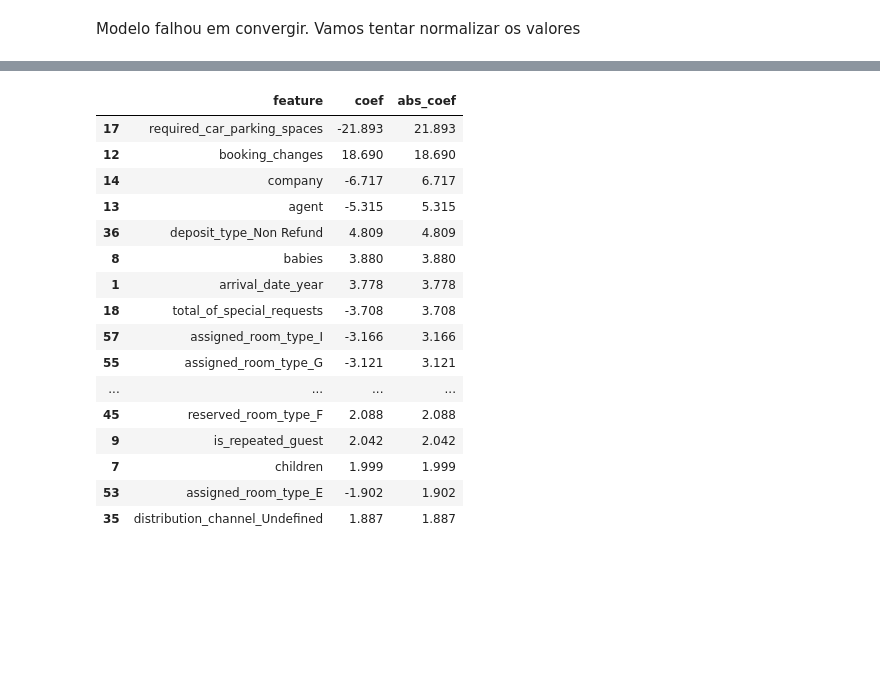
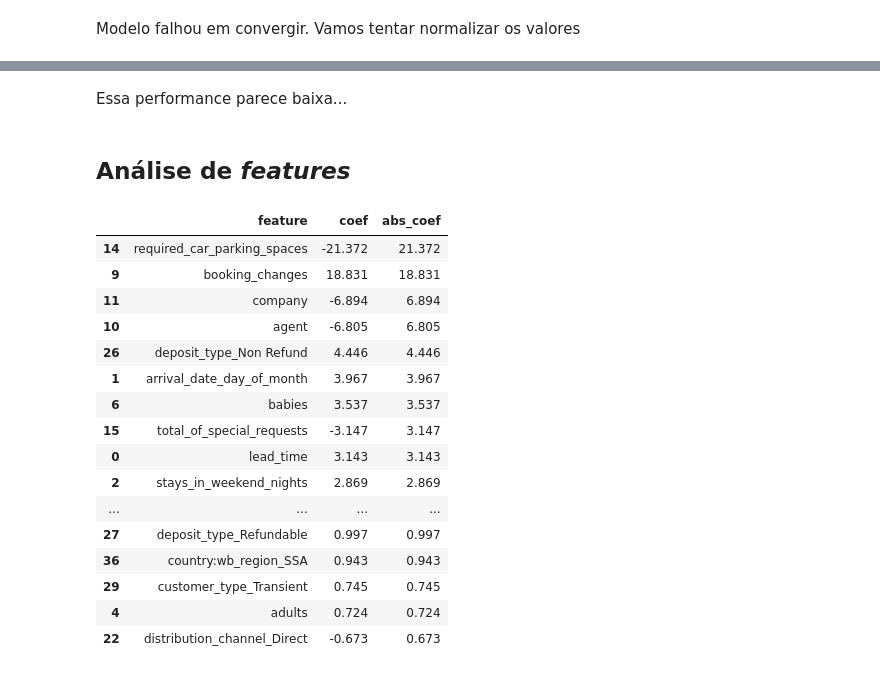
Before and after one commit to brandizzi/AEDI2025, a Jupyter notebook: Prova2.ipynb, the cells around one changed output, grey strips where cells are left out. Saved outputs shown, nothing was run; the diff lists cells and outputs as text; code cells hidden in the pictures; blank space fills up the shorter version.

```diff
--- a/Prova2.ipynb
+++ b/Prova2.ipynb
@@ -781,15 +850,36 @@ Temos rank menor que colunas. Quem é que é totalmente colinear?
 # %%
 from sklearn.pipeline import Pipeline
 from sklearn.linear_model import LogisticRegression
+from sklearn.metrics import accuracy_score, precision_score, recall_score, f1_score, confusion_matrix
 
-X_train, X_test, y_train, y_test = train_test_split(
-    X_encoded, y,
-    test_size=0.2,
-    random_state=42
-)
+def evaluate_logistic_regression_model(model, X_test, y_test):
+    y_pred = model.predict(X_test)
+    print(f"Acurácia : {accuracy_score(y_test, y_pred):.03f}")
+    print(f"Precisão : {precision_score(y_test, y_pred):.03f}")
+    print(f"Recall   : {recall_score(y_test, y_pred):.03f}")
+    print(f"F1-score : {f1_score(y_test, y_pred):.03f}")
 
-pipe = Pipeline(pipeline_items + [('clf', LogisticRegression(max_iter=1000))])
-pipe.fit(X_train, y_train['is_canceled'])
+    cm = confusion_matrix(y_test, y_pred)
+    plt.figure(figsize=(4,3))
+    sns.heatmap(cm, annot=True, fmt="d", cmap="Blues")
+    plt.xlabel("Predito")
+    plt.ylabel("Real")
+    plt.title("Matriz de Confusão")
+    plt.show()
+
+def train_and_test(X, y, pipeline):
+    X_train, X_test, y_train, y_test = train_test_split(
+        X, y,
+        test_size=0.2,
+        random_state=42
+    )
+
+    pipe = Pipeline(pipeline + [('clf', LogisticRegression(max_iter=1000))])
+    model = pipe.fit(X_train, y_train['is_canceled'])
+    evaluate_logistic_regression_model(model, X_test, y_test)
+    return model #, x_train, X_test, y_train, y_test
+
+model = train_and_test(X_encoded, y, pipeline_items)
 # %% [output]
 STOP: TOTAL NO. OF ITERATIONS REACHED LIMIT
 
@@ -812,10 +899,5 @@ Modelo falhou em convergir. Vamos tentar normalizar os valores
 # %%
 from sklearn.preprocessing import MinMaxScaler
 
-pipe = Pipeline(pipeline_items + [
-    ('norm', MinMaxScaler()),
-    ('clf', LogisticRegression(max_iter=1000))
-])
-model = pipe.fit(X_train, y_train['is_canceled'])
-model
+model = train_and_test(X_encoded, y, pipeline_items + [('norm', MinMaxScaler())])
 # %% [output]
@@ -862,28 +909,32 @@ Precisão média, recall baixo. O modelo certametne poderia ser melhor. Talvez a
+# %% [markdown]
+Essa performance parece baixa...
+# %% [markdown]
+## Análise de _features_
 # %%
 coef = pd.DataFrame({
-    "feature": X_train.columns,
+    "feature": X_encoded.columns,
     "coef": model['clf'].coef_[0]
 })
 
 coef["abs_coef"] = coef["coef"].abs()
 coef_sorted = coef.sort_values("abs_coef", ascending=False)
 coef_sorted.head(20)
 # %% [output]
 |  | feature | coef | abs_coef |
-| 17 | required_car_parking_spaces | -21.893 | 21.893 |
-| 12 | booking_changes | 18.690 | 18.690 |
-| 14 | company | -6.717 | 6.717 |
-| 13 | agent | -5.315 | 5.315 |
-| 36 | deposit_type_Non Refund | 4.809 | 4.809 |
-| 8 | babies | 3.880 | 3.880 |
-| 1 | arrival_date_year | 3.778 | 3.778 |
-| 18 | total_of_special_requests | -3.708 | 3.708 |
-| 57 | assigned_room_type_I | -3.166 | 3.166 |
-| 55 | assigned_room_type_G | -3.121 | 3.121 |
+| 14 | required_car_parking_spaces | -21.372 | 21.372 |
+| 9 | booking_changes | 18.831 | 18.831 |
+| 11 | company | -6.894 | 6.894 |
+| 10 | agent | -6.805 | 6.805 |
+| 26 | deposit_type_Non Refund | 4.446 | 4.446 |
+| 1 | arrival_date_day_of_month | 3.967 | 3.967 |
+| 6 | babies | 3.537 | 3.537 |
+| 15 | total_of_special_requests | -3.147 | 3.147 |
+| 0 | lead_time | 3.143 | 3.143 |
+| 2 | stays_in_weekend_nights | 2.869 | 2.869 |
 | ... | ... | ... | ... |
-| 45 | reserved_room_type_F | 2.088 | 2.088 |
-| 9 | is_repeated_guest | 2.042 | 2.042 |
-| 7 | children | 1.999 | 1.999 |
-| 53 | assigned_room_type_E | -1.902 | 1.902 |
-| 35 | distribution_channel_Undefined | 1.887 | 1.887 |
+| 27 | deposit_type_Refundable | 0.997 | 0.997 |
+| 36 | country:wb_region_SSA | 0.943 | 0.943 |
+| 29 | customer_type_Transient | 0.745 | 0.745 |
+| 4 | adults | 0.724 | 0.724 |
+| 22 | distribution_channel_Direct | -0.673 | 0.673 |
 # %% [markdown]
```
Also changed, not shown: parts of 45 cells of this notebook, 5 other files.
